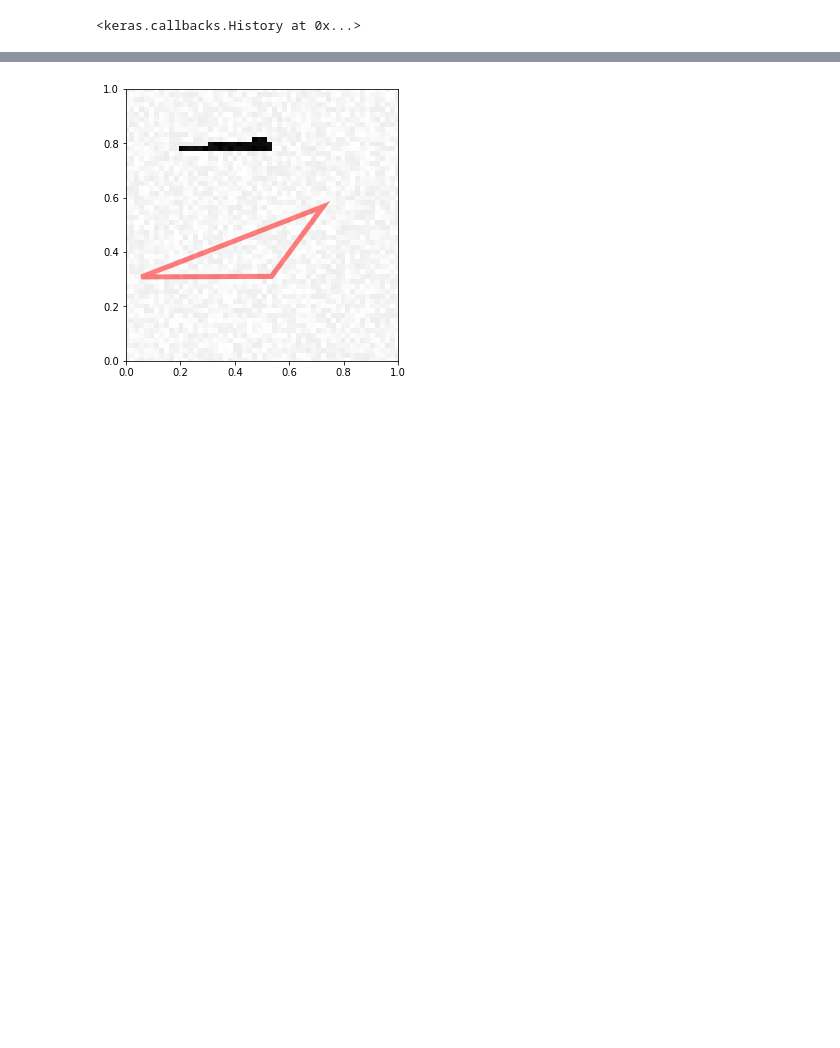
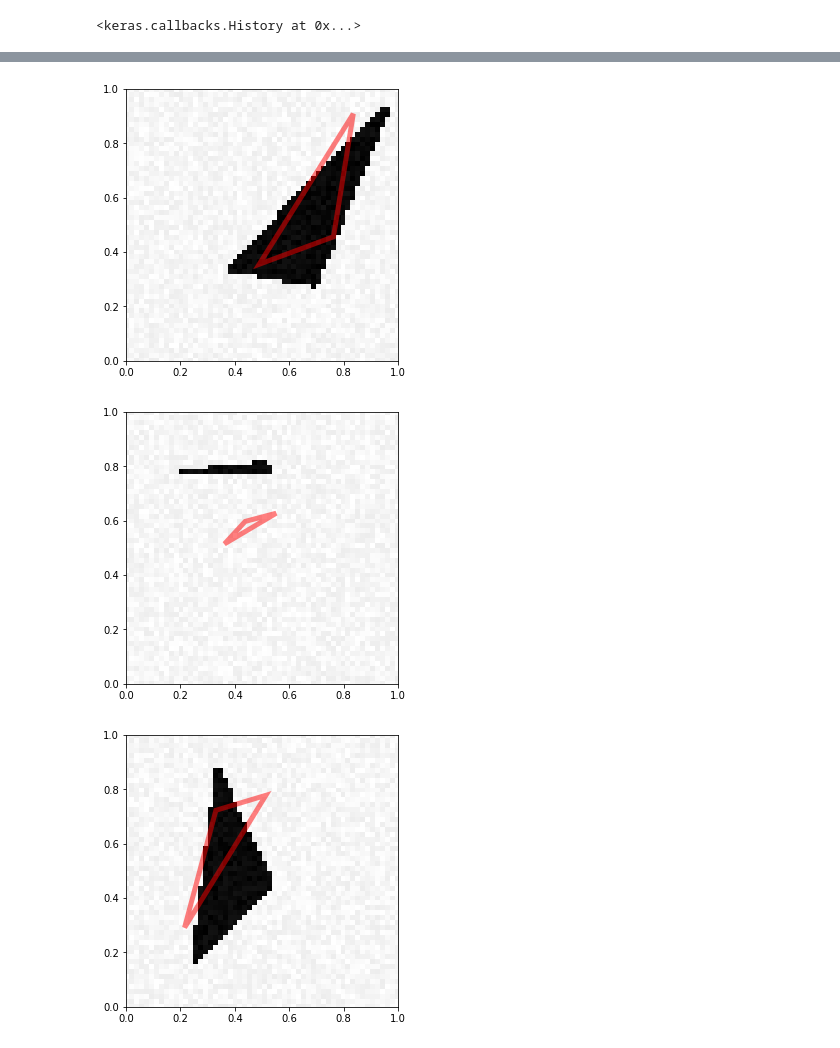
Before and after one commit to joelseytre/deep-learning-course, a Jupyter notebook: mp1-jseytre.ipynb, the cells around one changed output, grey strips where cells are left out. Cells and saved outputs as stored; diff of their text form; code cells hidden in the pictures; blank space fills up the shorter version.

```diff
--- a/mp1-jseytre.ipynb
+++ b/mp1-jseytre.ipynb
@@ -455,4 +415,8 @@ for i in range(0,5):
-# %%
-visualize_prediction(X_test3[1],model3.predict(X_test3)[1])
-# %% [output]
-[figure, removed]
+# %%
+for i in range(0,5):
+    predictions = np.array([models[k].predict(X_test3)[i,0]+0.5 for k in range(0,6)])
+    visualize_prediction(X_test3[i,:,:], predictions)
+# %% [output]
+[figure, added]
+[figure, added]
+[figure, added]
```
Also changed, not shown: parts of 19 cells of this notebook, 17 other files.
